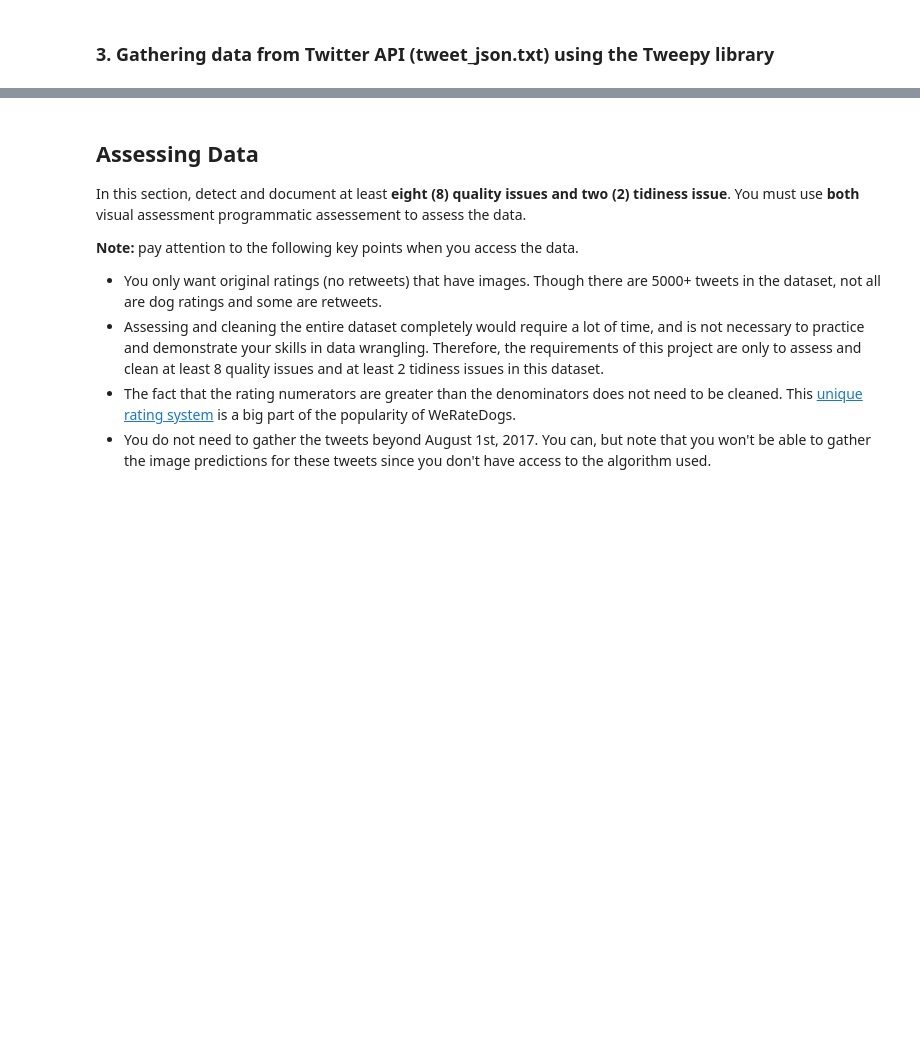
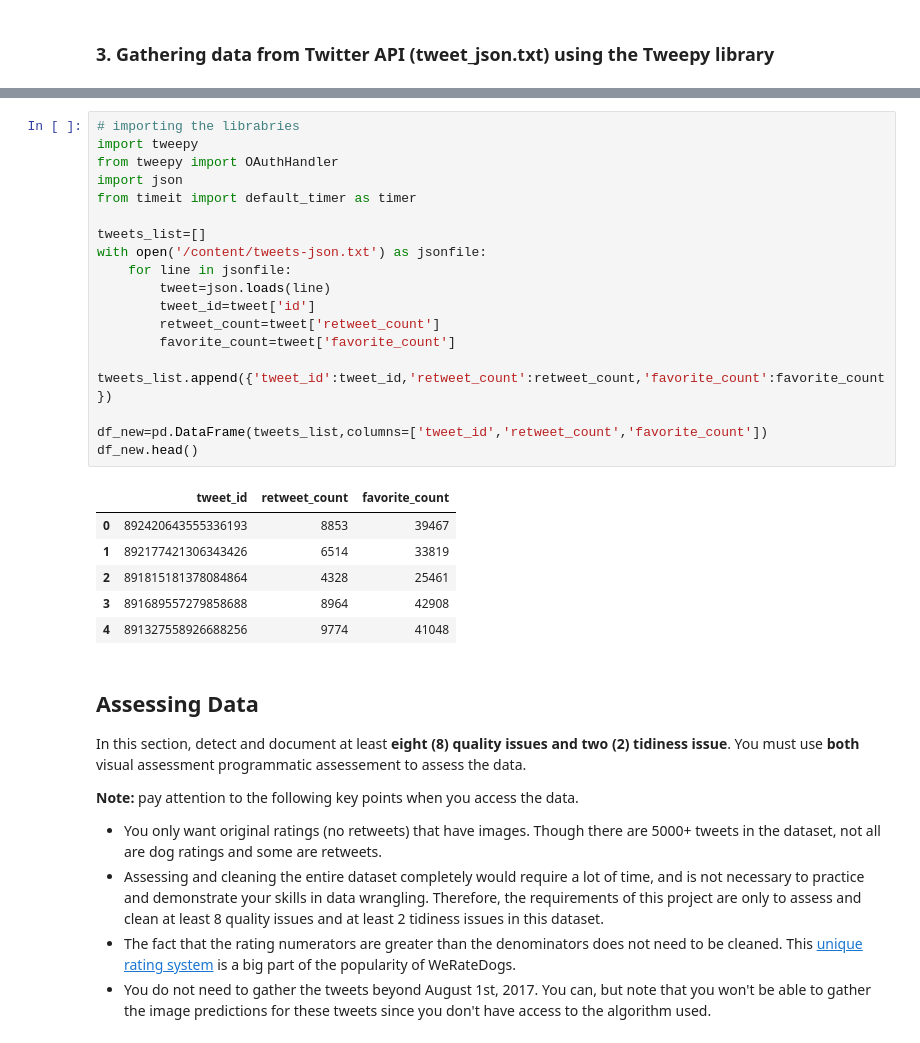
Before and after one commit to EricOdhiambo/wrangling-and-Analyzing-data, a Jupyter notebook: wrangle_act.ipynb, the cells around one changed output, grey strips where cells are left out. Drawn from its saved outputs; the diff is of its cells as text; blank space fills up the shorter version.

```diff
--- a/wrangle_act.ipynb
+++ b/wrangle_act.ipynb
@@ -105,3 +123,28 @@ Drive already mounted at /content/drive; to attempt to forcibly remount, call dr
+# %%
+# importing the librabries
+import tweepy
+from tweepy import OAuthHandler
+import json
+from timeit import default_timer as timer
+
+tweets_list=[]
+with open('/content/tweets-json.txt') as jsonfile:
+    for line in jsonfile:
+        tweet=json.loads(line)
+        tweet_id=tweet['id']
+        retweet_count=tweet['retweet_count']
+        favorite_count=tweet['favorite_count']
+        tweets_list.append({'tweet_id':tweet_id,'retweet_count':retweet_count,'favorite_count':favorite_count})
+
+df_new=pd.DataFrame(tweets_list,columns=['tweet_id','retweet_count','favorite_count'])
+df_new.head()
+# %% [output]
+|  | tweet_id | retweet_count | favorite_count |
+| 0 | 892420643555336193 | 8853 | 39467 |
+| 1 | 892177421306343426 | 6514 | 33819 |
+| 2 | 891815181378084864 | 4328 | 25461 |
+| 3 | 891689557279858688 | 8964 | 42908 |
+| 4 | 891327558926688256 | 9774 | 41048 |
 # %% [markdown]
 ## Assessing Data
 In this section, detect and document at least **eight (8) quality issues and two (2) tidiness issue**. You must use **both** visual assessment
```
Also changed, not shown: parts of 5 cells of this notebook.
